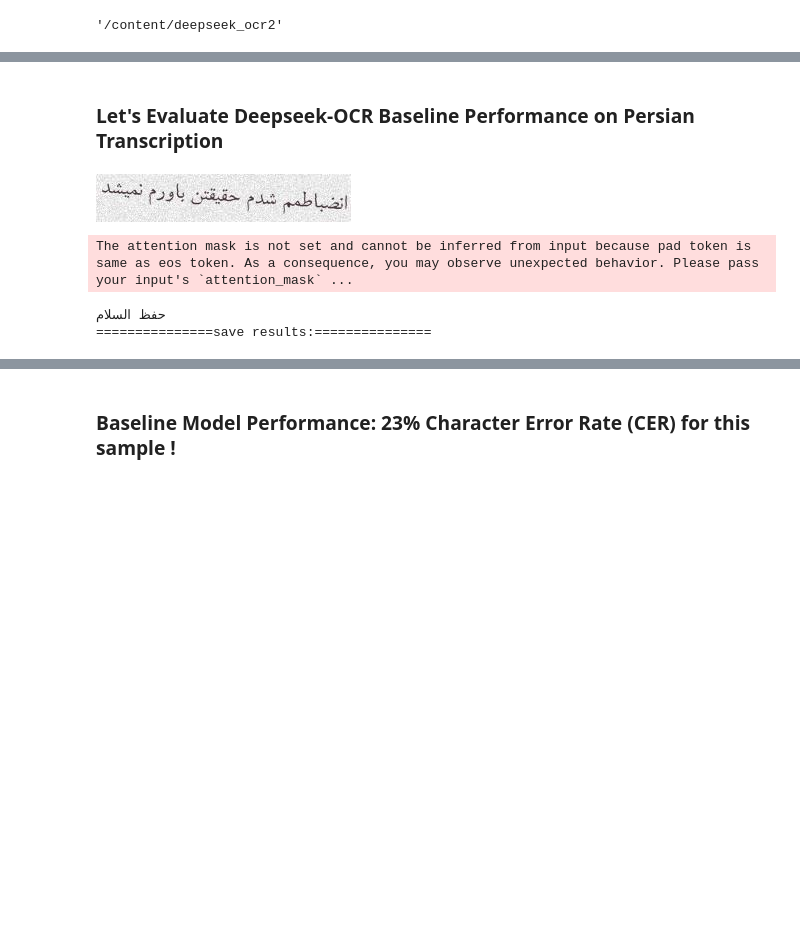
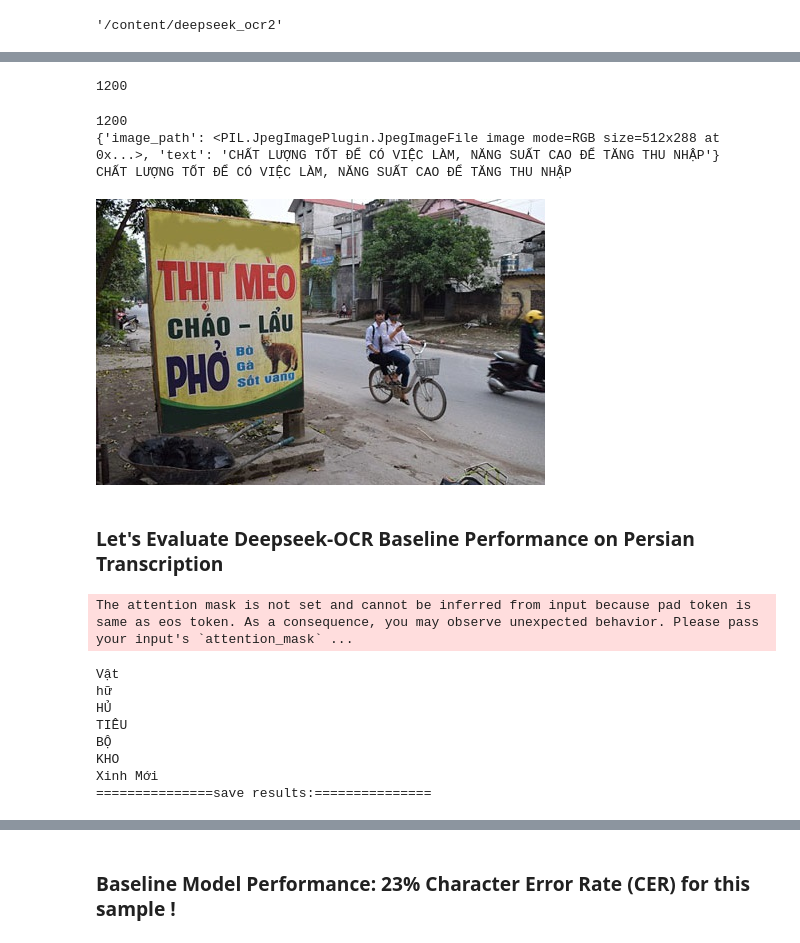
Before and after one commit to HieuPN16/DAP_lab, a Jupyter notebook: nb/Deepseek_OCR_2_(3B).ipynb, the cells around one changed output, grey strips where cells are left out. Drawn from its saved outputs; the diff is of its cells as text; code cells hidden in the pictures; blank space fills up the shorter version.

```diff
--- a/nb/Deepseek_OCR_2_(3B).ipynb
+++ b/nb/Deepseek_OCR_2_(3B).ipynb
@@ -105,0 +176,10 @@ Unsloth: QLoRA and full finetuning all not selected. Switching to 16bit LoRA.
+# %%
+import os
+
+label_dir = "/content/VinText/vietnamese/labels"
+
+sample_file = sorted(os.listdir(label_dir))[0]
+print(sample_file)
+
+with open(os.path.join(label_dir, sample_file), "r", encoding = 'utf-8') as f:
+  print(f.read()[:1000])
@@ -106,2 +275,25 @@ Unsloth: QLoRA and full finetuning all not selected. Switching to 16bit LoRA.
+# %%
+dataset = dataset.select(range(len(dataset)))
+print(len(dataset))
+# %% [output]
+1200
+# %%
+from datasets import Dataset, Image
+dataset = dataset.from_list(samples)
+
+dataset = dataset.cast_column("image_path", Image())
+
+print(len(dataset))
+print(dataset[0])
+print(dataset[0]['text'])
+# %% [output]
+1200
+{'image_path': <PIL.JpegImagePlugin.JpegImageFile image mode=RGB size=512x288 at 0x...>, 'text': 'CHẤT LƯỢNG TỐT ĐỂ CÓ VIỆC LÀM, NĂNG SUẤT CAO ĐỂ TĂNG THU NHẬP'}
+CHẤT LƯỢNG TỐT ĐỂ CÓ VIỆC LÀM, NĂNG SUẤT CAO ĐỂ TĂNG THU NHẬP
+# %%
+dataset[900]['image_path'].save('test_image.jpg')
+dataset[900]['image_path']
+# %% [output]
+[figure, added]
 # %% [markdown]
 ### Let's Evaluate Deepseek-OCR Baseline Performance on Persian Transcription
@@ -114,5 +300 @@ dataset[1523]['image_path'].save("your_image.jpg")
-# %%
-dataset[1523]['image_path']
-# %% [output]
-[figure, removed]
 # %%
@@ -121,5 +303,5 @@
-image_file = 'your_image.jpg'
-output_path = 'your/output/dir'
+image_file = '/content/lam-bang-hieu-quang-cao-6.jpg'
+output_path = 'content/image_test'
 # infer(self, tokenizer, prompt = '', image_file = '', output_path = ' ', base_size = 1024, image_size = 768, crop_mode = True, test_compress = False, save_results = False):
 
 # Tiny: base_size = 512, image_size = 512, crop_mode = False
@@ -132,5 +314,11 @@ output_path = 'your/output/dir'
 res = model.infer(tokenizer, prompt = prompt, image_file = image_file, output_path = output_path, base_size = 1024, image_size = 768, crop_mode = True, save_results = True, test_compress = False)
 # %% [output]
 The attention mask is not set and cannot be inferred from input because pad token is same as eos token. As a consequence, you may observe unexpected behavior. Please pass your input's `attention_mask` ...
-حفظ السلام
+Vật
+hữ
+HỦ
+TIÊU
+BỘ
+KHO
+Xinh Mới
 ===============save results:===============
```
Also changed, not shown: parts of 30 cells of this notebook.
